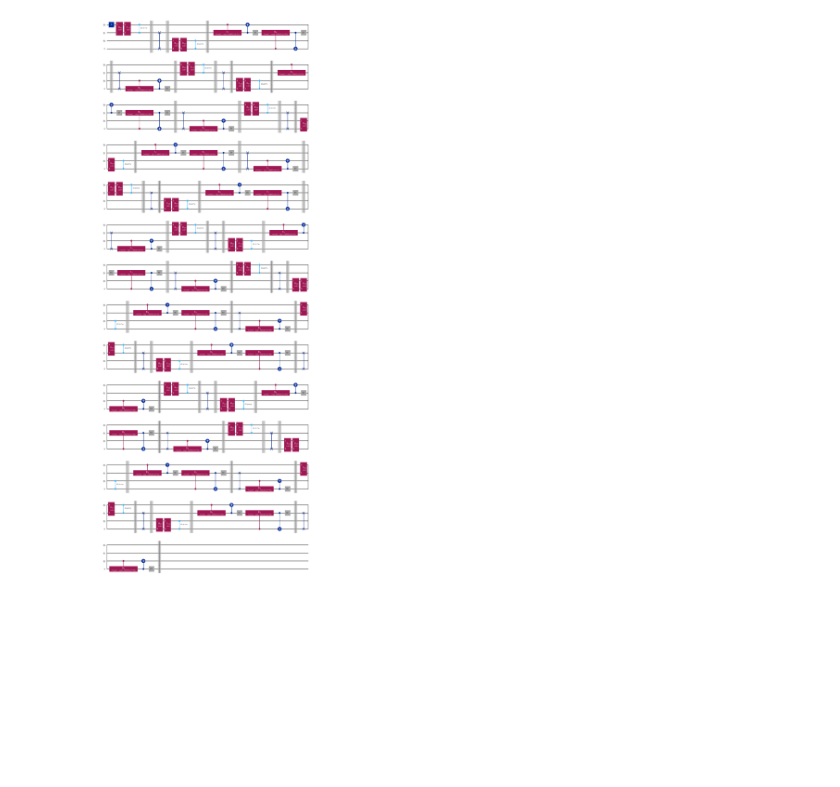
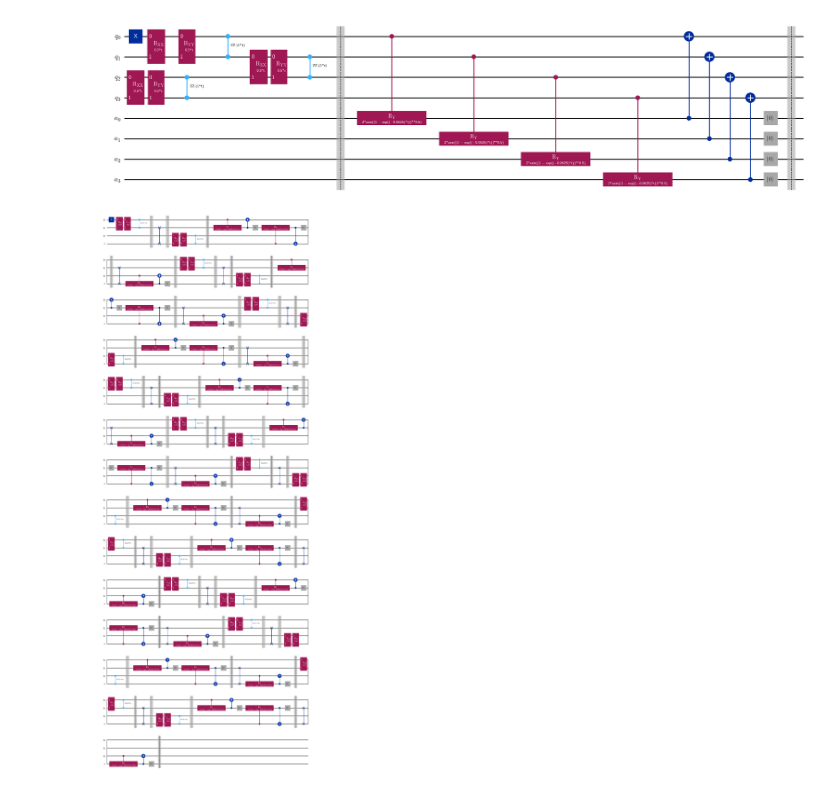
Before and after one commit to bentirher/dmpf_dissipation, a Jupyter notebook: standard_adc/ha_circuit_study.ipynb, the cells around one changed output. Saved outputs shown, nothing was run; the diff lists cells and outputs as text; code cells hidden in the pictures; blank space fills up the shorter version.

```diff
--- a/standard_adc/ha_circuit_study.ipynb
+++ b/standard_adc/ha_circuit_study.ipynb
@@ -35,3 +39,10 @@ for trotter in k:
+# %%
+from naive_adc_circuit import naive_circuit
+
+qc = naive_circuit(J, gamma, n, excited, trotter, dissipation)
+qc.draw("mpl", fold = -1)
+# %% [output]
+[figure, added]
 # %%
 # qc.draw('mpl')
 # %% [output]
```
Also changed, not shown: parts of 2 cells of this notebook.
